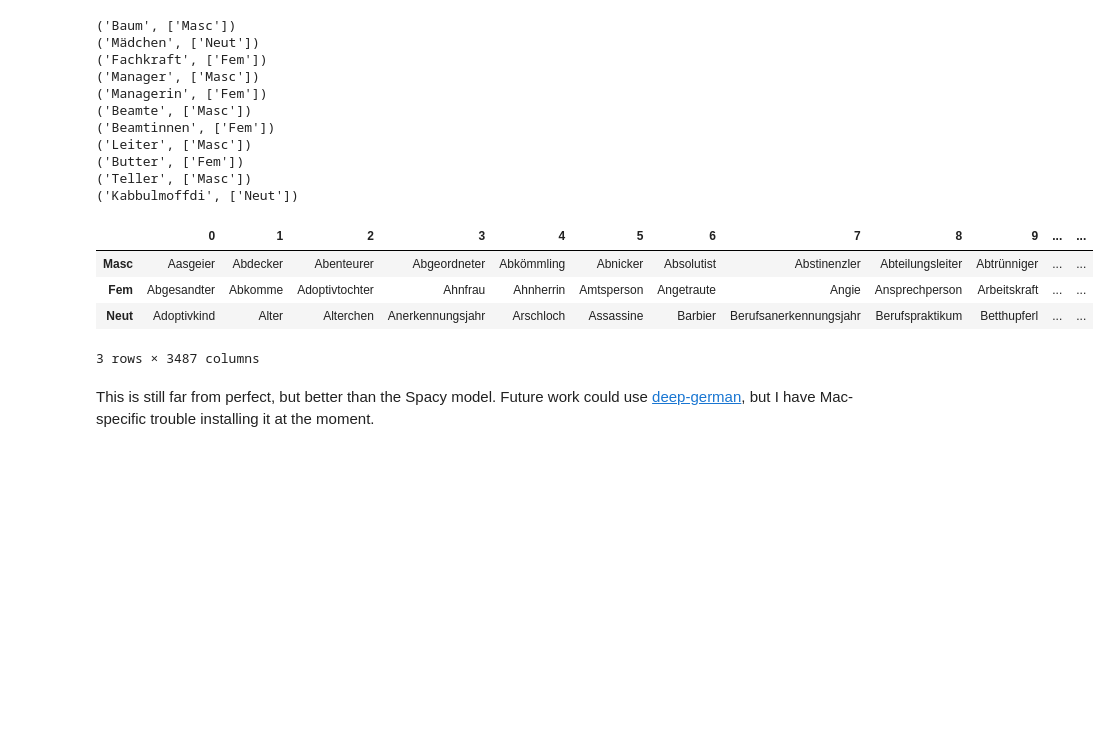
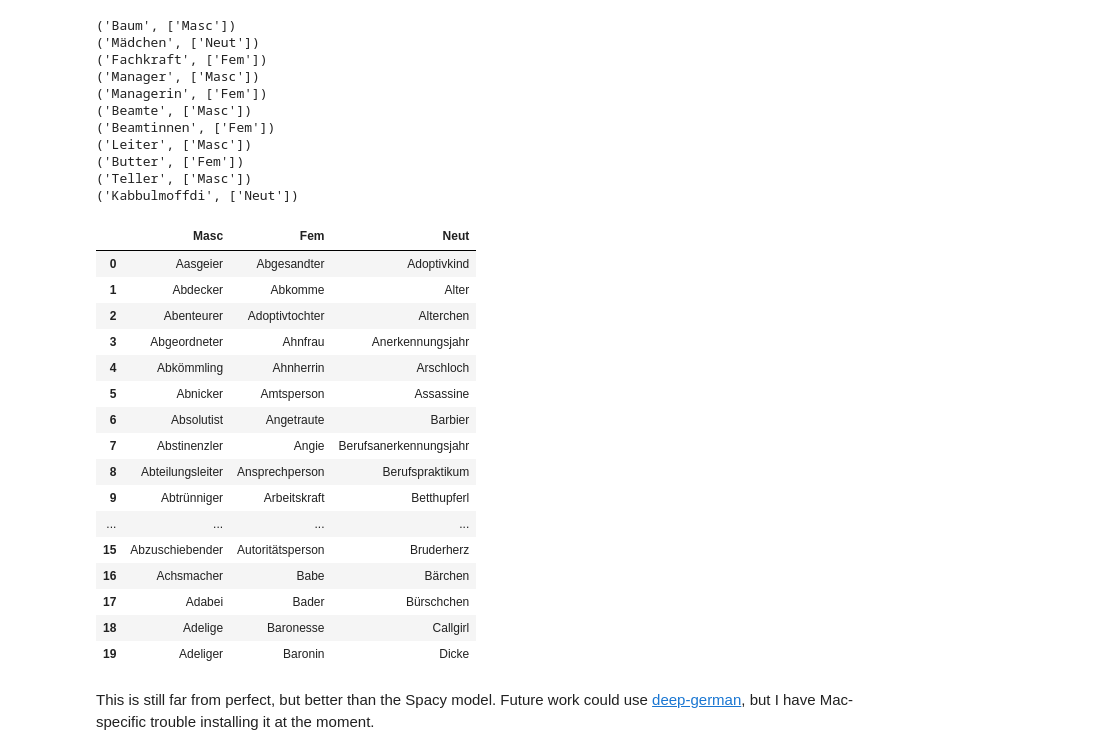
Before and after one commit to tech4germany/bam-inclusify, a Jupyter notebook: data/openthesaurus/main.ipynb, the cells around one changed output. Drawn from its saved outputs; the diff is of its cells as text; code cells hidden in the pictures; blank space fills up the shorter version.

```diff
--- a/data/openthesaurus/main.ipynb
+++ b/data/openthesaurus/main.ipynb
@@ -89,6 +109,6 @@ pd.DataFrame.from_dict(genders, orient="index")
 # %%
 def grammatical_gender_rft_batch(tokens: List[str]) -> Dict[str, str]:
-    rftagger_path = "lib/RFTagger"
+    rftagger_path = "./rf-tagger/RFTagger"
     temp_file = "test/temp.txt"
     open(path.join(rftagger_path, temp_file), "w").write("\n".join(tokens))
     result = subprocess.run(
@@ -148,13 +168,25 @@ print(
 ('Teller', ['Masc'])
 ('Kabbulmoffdi', ['Neut'])
 # %%
-pd.DataFrame.from_dict(genders, orient="index")
+pd.DataFrame.from_dict(genders, orient="index").transpose().head(20)
 # %% [output]
-|  | 0 | 1 | 2 | 3 | 4 | 5 | 6 | 7 | 8 | 9 | ... | ... |
-| Masc | Aasgeier | Abdecker | Abenteurer | Abgeordneter | Abkömmling | Abnicker | Absolutist | Abstinenzler | Abteilungsleiter | Abtrünniger | ... | ... |
-| Fem | Abgesandter | Abkomme | Adoptivtochter | Ahnfrau | Ahnherrin | Amtsperson | Angetraute | Angie | Ansprechperson | Arbeitskraft | ... | ... |
-| Neut | Adoptivkind | Alter | Alterchen | Anerkennungsjahr | Arschloch | Assassine | Barbier | Berufsanerkennungsjahr | Berufspraktikum | Betthupferl | ... | ... |
+|  | Masc | Fem | Neut |
+| 0 | Aasgeier | Abgesandter | Adoptivkind |
+| 1 | Abdecker | Abkomme | Alter |
+| 2 | Abenteurer | Adoptivtochter | Alterchen |
+| 3 | Abgeordneter | Ahnfrau | Anerkennungsjahr |
+| 4 | Abkömmling | Ahnherrin | Arschloch |
+| 5 | Abnicker | Amtsperson | Assassine |
+| 6 | Absolutist | Angetraute | Barbier |
+| 7 | Abstinenzler | Angie | Berufsanerkennungsjahr |
+| 8 | Abteilungsleiter | Ansprechperson | Berufspraktikum |
+| 9 | Abtrünniger | Arbeitskraft | Betthupferl |
+| ... | ... | ... | ... |
+| 15 | Abzuschiebender | Autoritätsperson | Bruderherz |
+| 16 | Achsmacher | Babe | Bärchen |
+| 17 | Adabei | Bader | Bürschchen |
+| 18 | Adelige | Baronesse | Callgirl |
+| 19 | Adeliger | Baronin | Dicke |
-3 rows × 3487 columns
 # %% [markdown]
 This is still far from perfect, but better than the Spacy model. Future work could use [deep-german](https://github.com/aakhundov/deep-german), but I have Mac-specific trouble installing it at the moment.
 # %%
```
Also changed, not shown: parts of 7 cells of this notebook, 15 other files.
